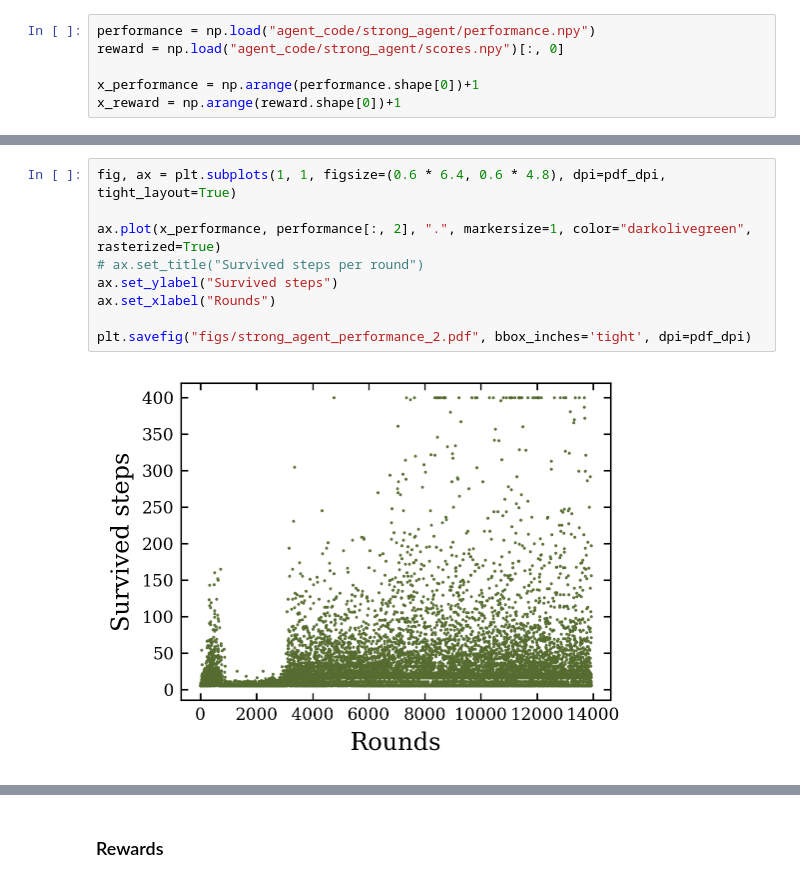
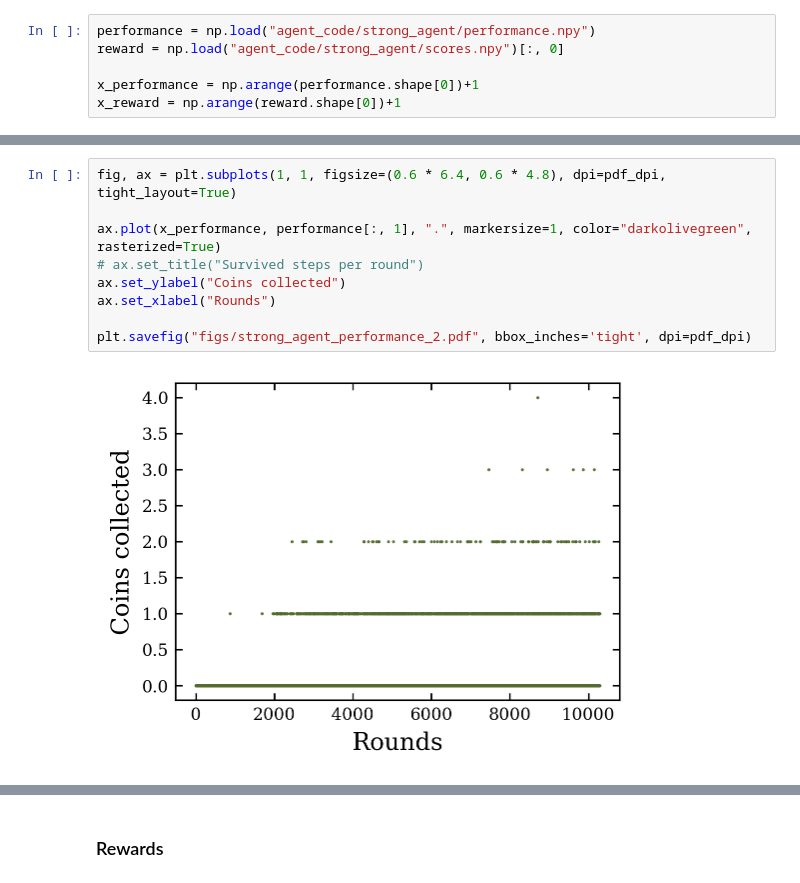
Before and after one commit to jnsdrtlf/bomberman_rl, a Jupyter notebook: analysis.ipynb, the cells around one changed output, grey strips where cells are left out. Drawn from its saved outputs; the diff is of its cells as text.

```diff
--- a/analysis.ipynb
+++ b/analysis.ipynb
@@ -97,14 +97,14 @@ plt.savefig("figs/strong_agent_performance_1.pdf", bbox_inches='tight', dpi=pdf_
 # %%
 fig, ax = plt.subplots(1, 1, figsize=(0.6 * 6.4, 0.6 * 4.8), dpi=pdf_dpi, tight_layout=True)
 
-ax.plot(x_performance, performance[:, 2], ".", markersize=1, color="darkolivegreen", rasterized=True)
+ax.plot(x_performance, performance[:, 1], ".", markersize=1, color="darkolivegreen", rasterized=True)
 # ax.set_title("Survived steps per round")
-ax.set_ylabel("Survived steps")
+ax.set_ylabel("Coins collected")
 ax.set_xlabel("Rounds")
 
 plt.savefig("figs/strong_agent_performance_2.pdf", bbox_inches='tight', dpi=pdf_dpi)
 # %% [output]
-[figure, old version]
+[figure, new version]
 # %%
 fig, axs = plt.subplots(2, 1, figsize=(0.6 * 6.4, 2 * 0.6 * 4.8), dpi=pdf_dpi, sharex=True, tight_layout=True)
 
```
Also changed, not shown: parts of 3 cells of this notebook, 6 other files.
